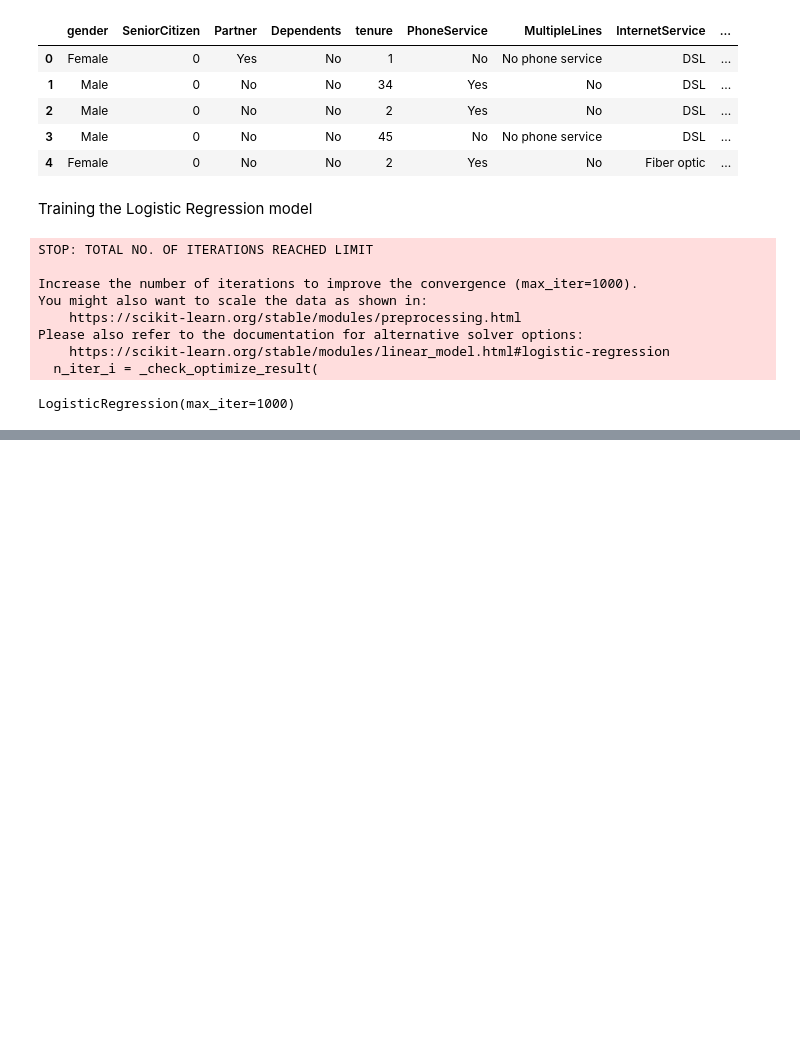
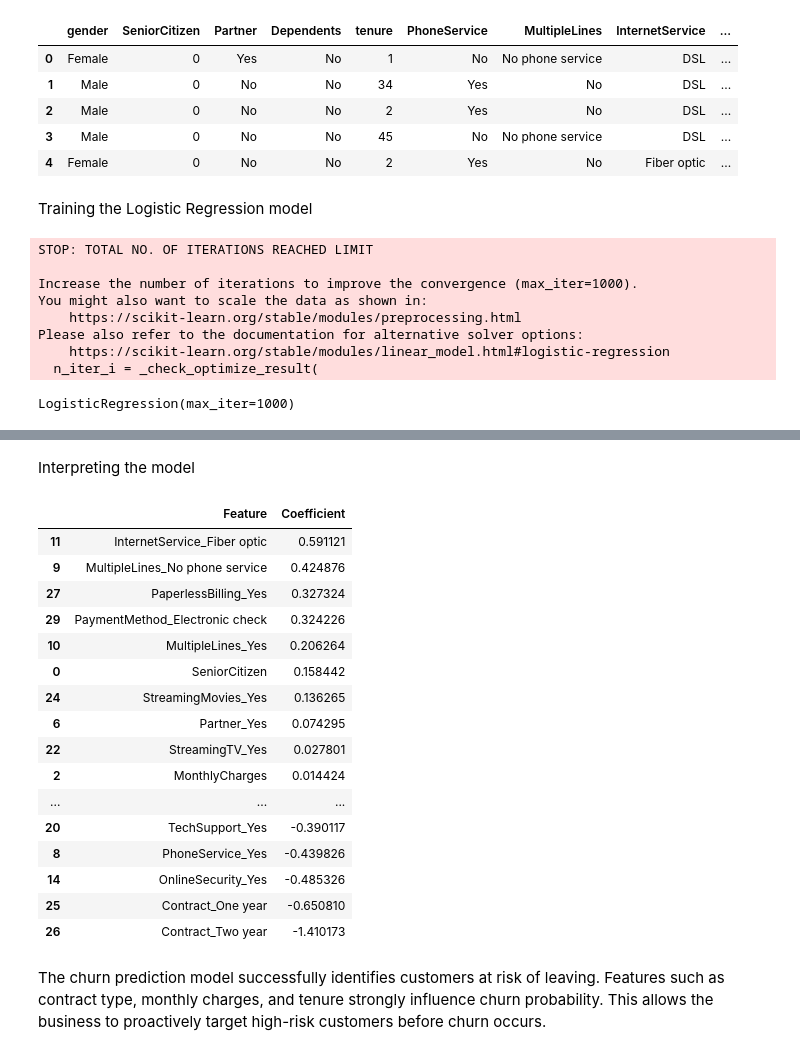
Before and after one commit to Ro25v04/customer-churn-ml, a Jupyter notebook: notebooks/05_churn_prediction.ipynb, the cells around one changed output, grey strips where cells are left out. Cells and saved outputs as stored; diff of their text form; code cells hidden in the pictures; blank space fills up the shorter version.

Commit message:
model evaluation, interpretation

```diff
--- a/notebooks/05_churn_prediction.ipynb
+++ b/notebooks/05_churn_prediction.ipynb
@@ -53,0 +97,29 @@ LogisticRegression(max_iter=1000)
+# %% [markdown]
+Interpreting the model
+# %%
+coefficients = pd.DataFrame({
+    "Feature": x_encoded.columns,
+    "Coefficient": model.coef_[0]
+}).sort_values(by="Coefficient", ascending=False)
+
+coefficients.head(100)
+# %% [output]
+|  | Feature | Coefficient |
+| 11 | InternetService_Fiber optic | 0.591121 |
+| 9 | MultipleLines_No phone service | 0.424876 |
+| 27 | PaperlessBilling_Yes | 0.327324 |
+| 29 | PaymentMethod_Electronic check | 0.324226 |
+| 10 | MultipleLines_Yes | 0.206264 |
+| 0 | SeniorCitizen | 0.158442 |
+| 24 | StreamingMovies_Yes | 0.136265 |
+| 6 | Partner_Yes | 0.074295 |
+| 22 | StreamingTV_Yes | 0.027801 |
+| 2 | MonthlyCharges | 0.014424 |
+| ... | ... | ... |
+| 20 | TechSupport_Yes | -0.390117 |
+| 8 | PhoneService_Yes | -0.439826 |
+| 14 | OnlineSecurity_Yes | -0.485326 |
+| 25 | Contract_One year | -0.650810 |
+| 26 | Contract_Two year | -1.410173 |
+# %% [markdown]
+The churn prediction model successfully identifies customers at risk of leaving. Features such as contract type, monthly charges, and tenure strongly influence churn probability. This allows the business to proactively target high-risk customers before churn occurs.
```
Also changed, not shown: parts of 9 cells of this notebook.
